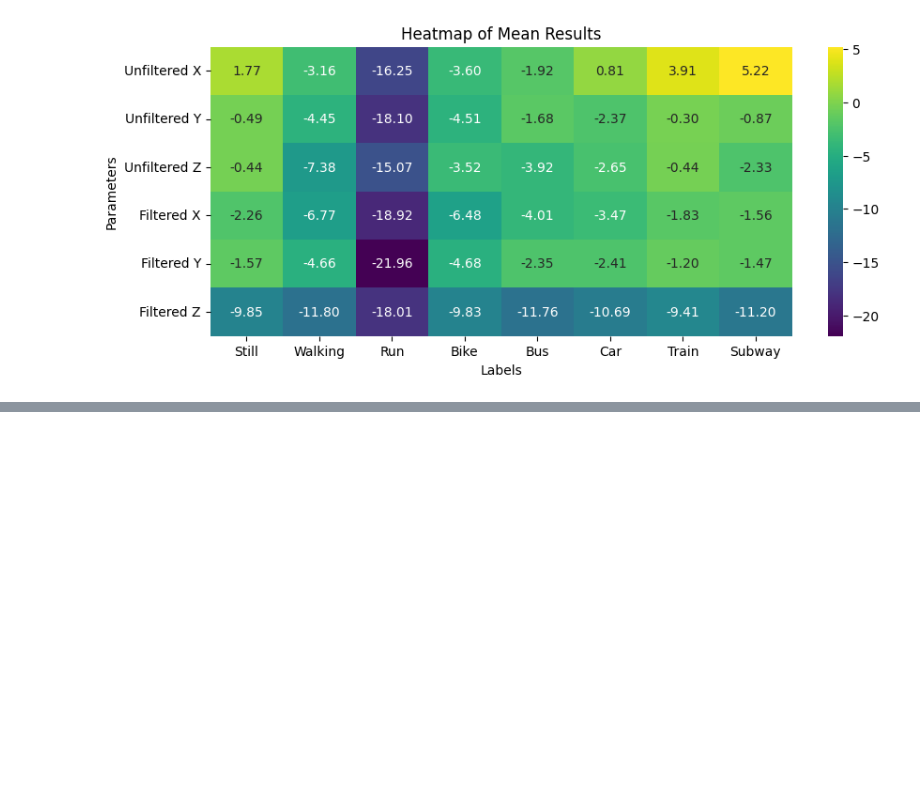
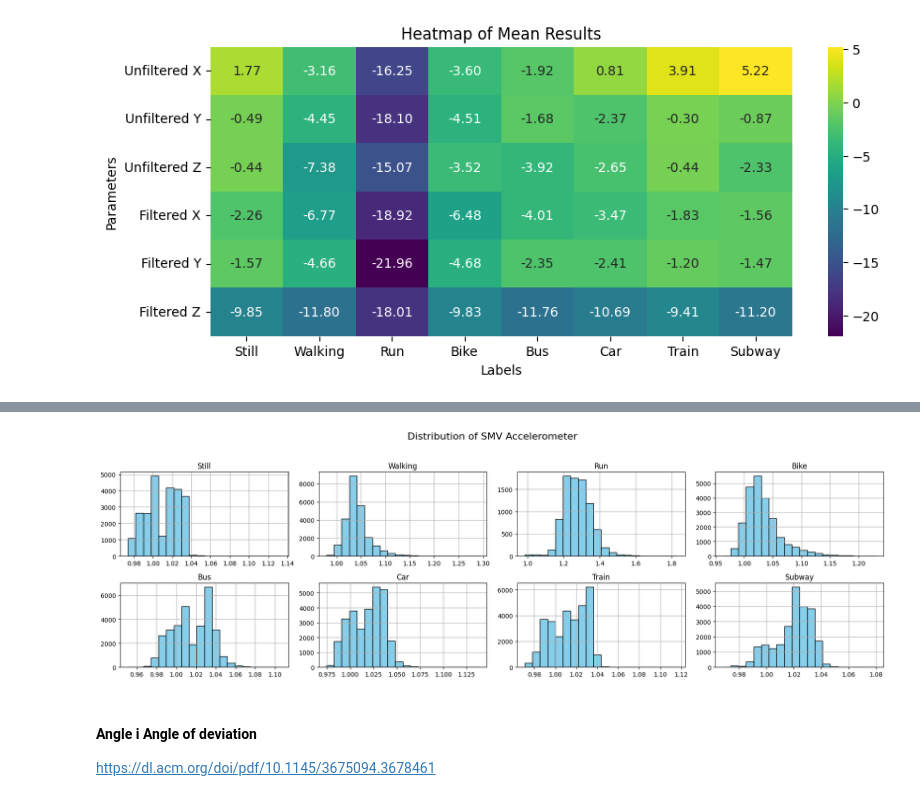
Before and after one commit to pddusza/Sussex_Challange_2025, a Jupyter notebook: sensor_fusion_overview.ipynb, the cells around one changed output, grey strips where cells are left out. Cells and saved outputs as stored; diff of their text form; code cells hidden in the pictures; blank space fills up the shorter version.

Commit message:
SMV + Angle/Angle of deviation

```diff
--- a/sensor_fusion_overview.ipynb
+++ b/sensor_fusion_overview.ipynb
@@ -383,0 +438,9 @@ Mean of min
+# %%
+resultsSMV = run_over_dataset(calculate_smv_acc)
+# %%
+histograms_of(resultsSMV, np.mean, "SMV Accelerometer")
+# %% [output]
+[figure, added]
+# %% [markdown]
+#### Angle i Angle of deviation
+https://dl.acm.org/doi/pdf/10.1145/3675094.3678461
```
Also changed, not shown: parts of 16 cells of this notebook.
